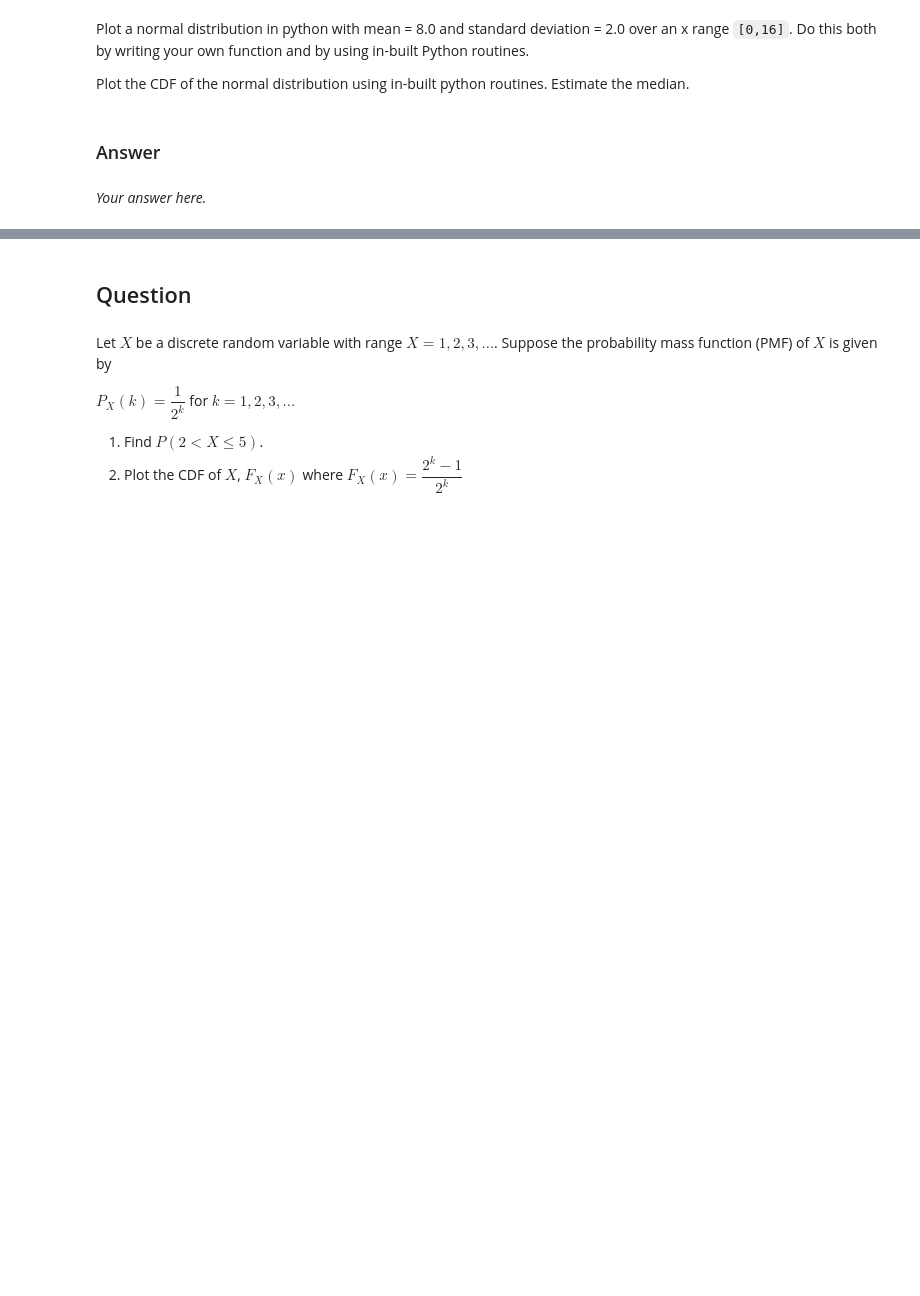
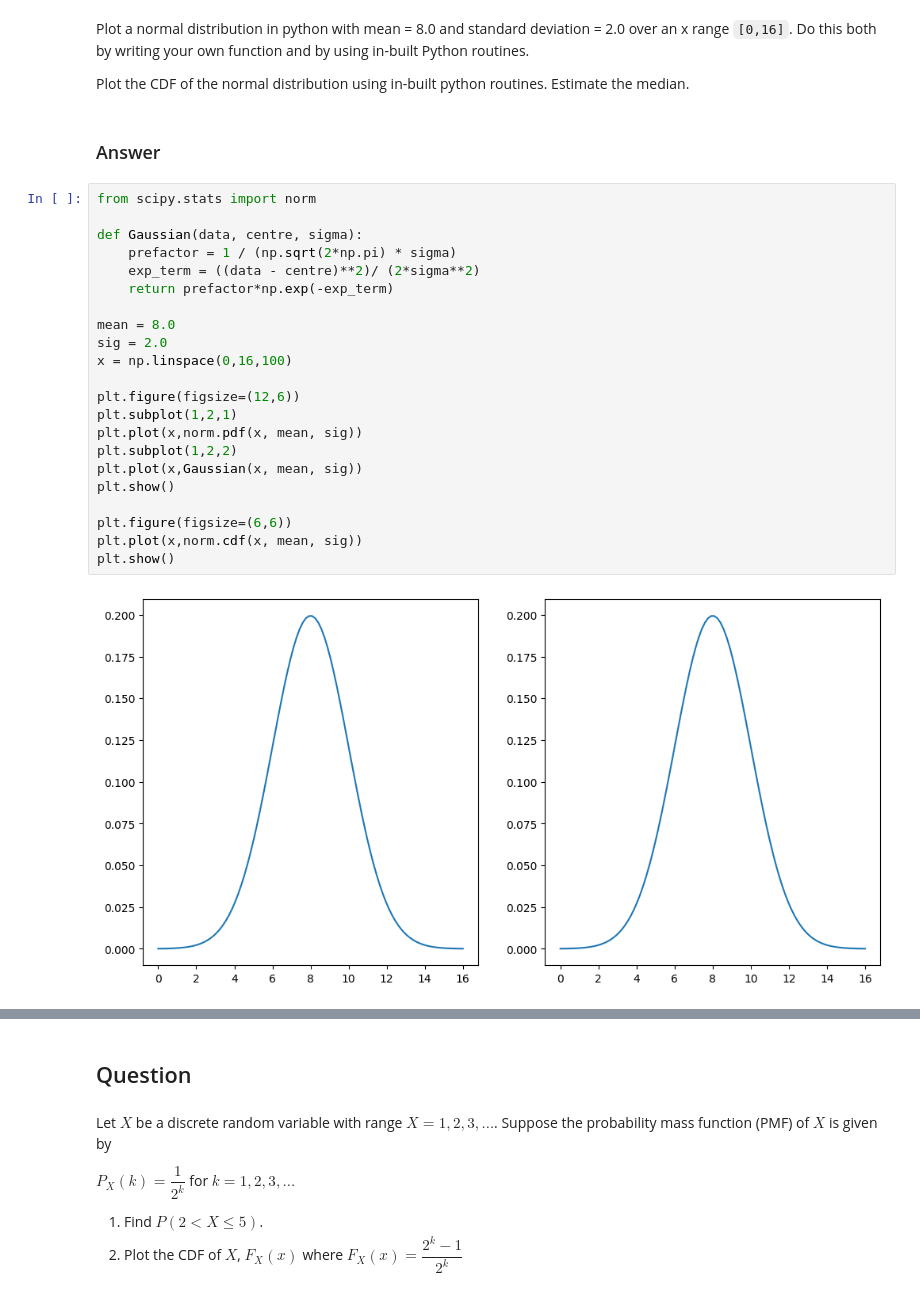
Before and after one commit to thomasarintoul/Data-Analysis-2024, a Jupyter notebook: blended_exercises/Chapter3/Chapter3_yourturn.ipynb, the cells around one changed output, grey strips where cells are left out. Saved outputs shown, nothing was run; the diff lists cells and outputs as text; blank space fills up the shorter version.

```diff
--- a/blended_exercises/Chapter3/Chapter3_yourturn.ipynb
+++ b/blended_exercises/Chapter3/Chapter3_yourturn.ipynb
@@ -46,5 +94,27 @@ Plot a normal distribution in python with mean = 8.0 and standard deviation = 2.
 Plot the CDF of the normal distribution using in-built python routines. Estimate the median.
 # %% [markdown]
 ### Answer
-# %% [markdown]
-*Your answer here.*
+# %%
+from scipy.stats import norm
+
+def Gaussian(data, centre, sigma):
+    prefactor = 1 / (np.sqrt(2*np.pi) * sigma)
+    exp_term = ((data - centre)**2)/ (2*sigma**2)
+    return prefactor*np.exp(-exp_term)
+
+mean = 8.0
+sig = 2.0
+x = np.linspace(0,16,100)
+
+plt.figure(figsize=(12,6))
+plt.subplot(1,2,1)
+plt.plot(x,norm.pdf(x, mean, sig))
+plt.subplot(1,2,2)
+plt.plot(x,Gaussian(x, mean, sig))
+plt.show()
+
+plt.figure(figsize=(6,6))
+plt.plot(x,norm.cdf(x, mean, sig))
+plt.show()
+# %% [output]
+[figure, added]
```
Also changed, not shown: parts of 12 cells of this notebook, 2 other files.
